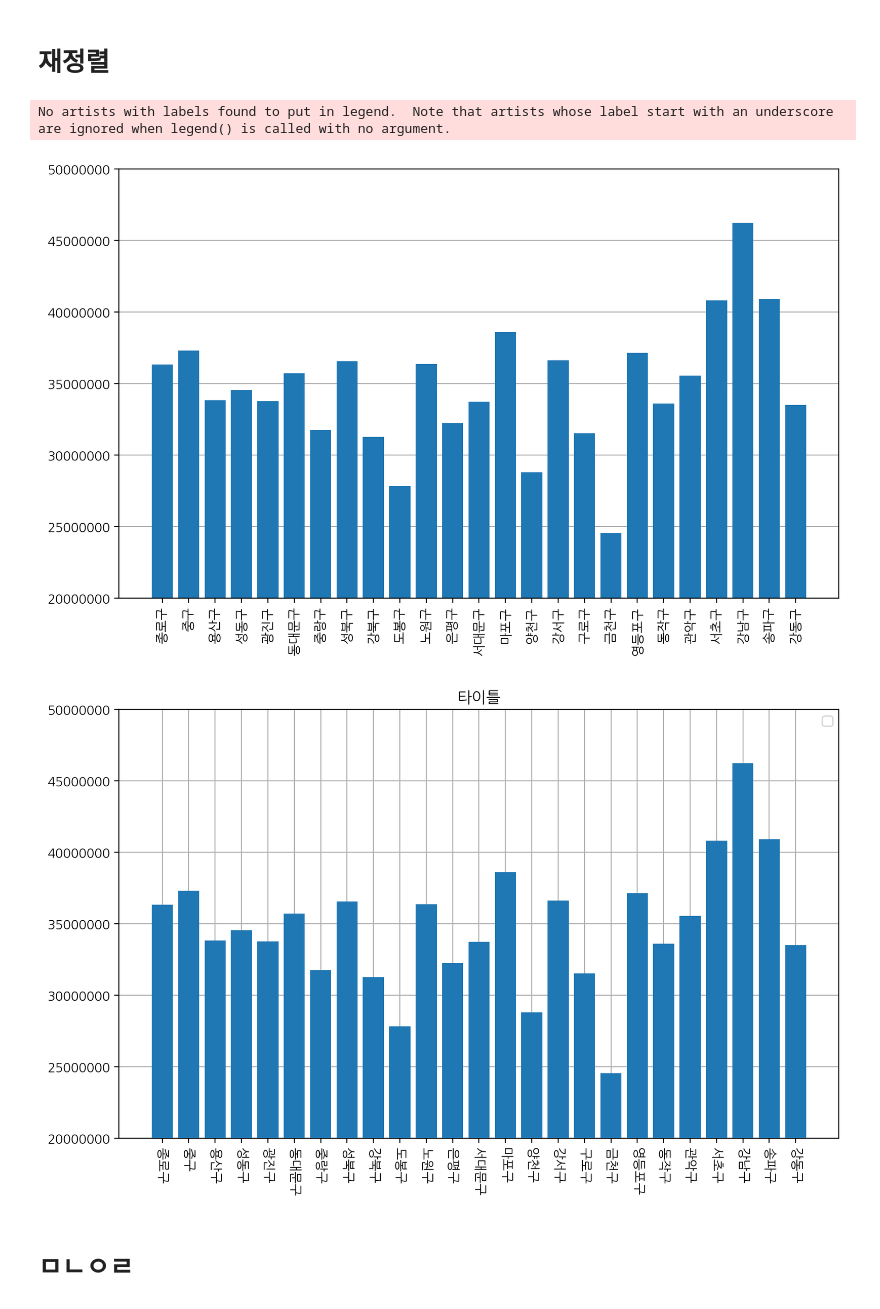
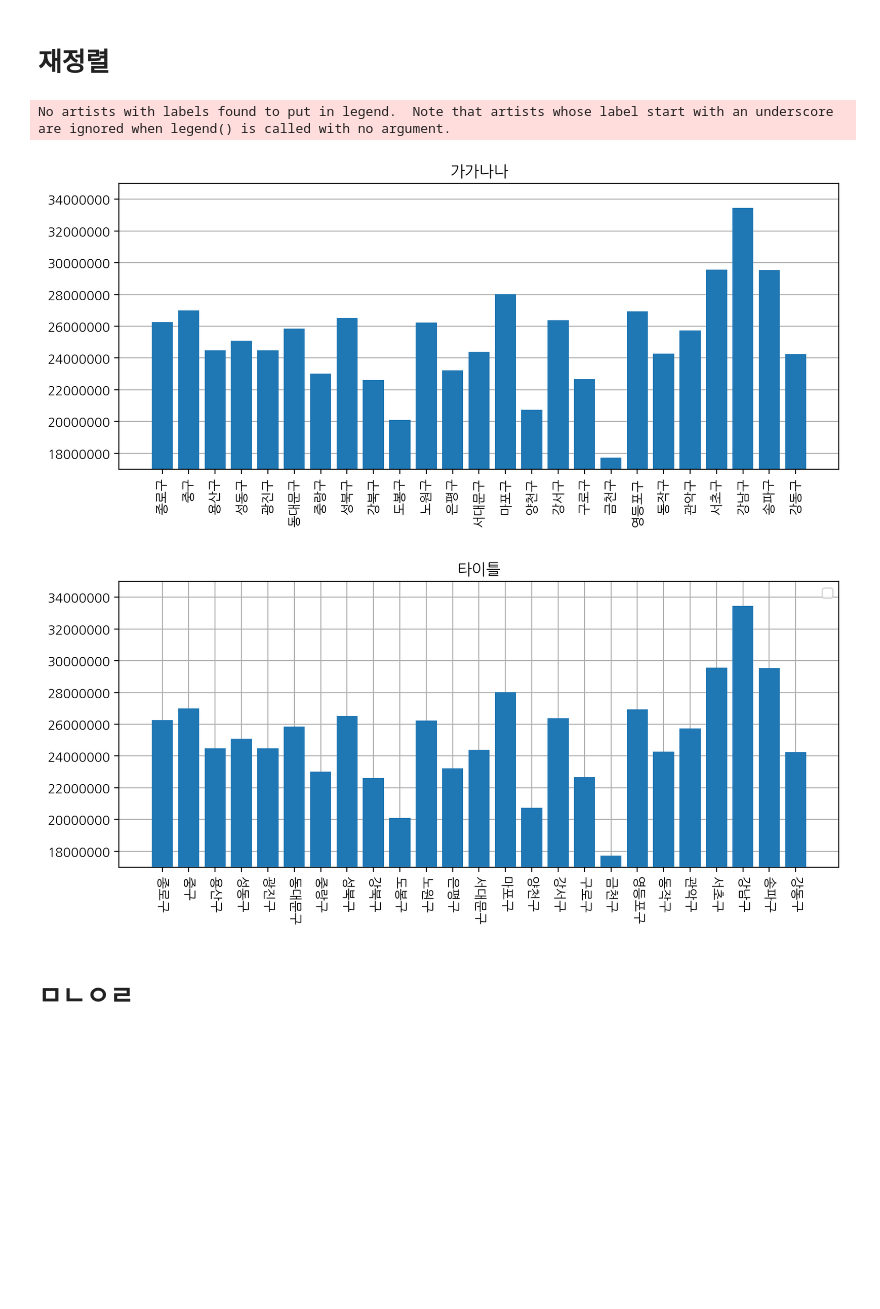
Before and after one commit to dmu-data-anal/data-analysis, a Jupyter notebook: .박종관/data_test5.ipynb, the cells around one changed output. Cells and saved outputs as stored; diff of their text form; code cells hidden in the pictures; blank space fills up the shorter version.

```diff
--- a/.박종관/data_test5.ipynb
+++ b/.박종관/data_test5.ipynb
@@ -63,14 +134,13 @@ newdata
 from os import listdir
 import pandas as pd
 
-filenames0 = ["../참고 데이터/csv/large-datasets/2020/생활이동_자치구_202001/"+f for f in listdir("../참고 데이터/csv/large-datasets/2020/생활이동_자치구_202001/")]
-filenames1 = ["../참고 데이터/csv/large-datasets/2020/생활이동_자치구_202002/"+f for f in listdir("../참고 데이터/csv/large-datasets/2020/생활이동_자치구_202002/")]
-filenames2 = ["../참고 데이터/csv/large-datasets/2020/생활이동_자치구_202003/"+f for f in listdir("../참고 데이터/csv/large-datasets/2020/생활이동_자치구_202003/")]
-filenames3 = ["../참고 데이터/csv/large-datasets/2020/생활이동_자치구_202004/"+f for f in listdir("../참고 데이터/csv/large-datasets/2020/생활이동_자치구_202004/")]
+filenames0 = ["../참고 데이터/csv/large-datasets/2020/생활이동_자치구_202002/"+f for f in listdir("../참고 데이터/csv/large-datasets/2020/생활이동_자치구_202002/")]
+filenames1 = ["../참고 데이터/csv/large-datasets/2020/생활이동_자치구_202003/"+f for f in listdir("../참고 데이터/csv/large-datasets/2020/생활이동_자치구_202003/")]
+filenames2 = ["../참고 데이터/csv/large-datasets/2020/생활이동_자치구_202004/"+f for f in listdir("../참고 데이터/csv/large-datasets/2020/생활이동_자치구_202004/")]
 
 # data = pd.concat([pd.read_csv(f, encoding='cp949') for f in filenames0] + [pd.read_csv(f, encoding='cp949') for f in filenames1],
 #                 ignore_index=True)
-yo = [pd.read_csv(f, encoding='cp949') for f in filenames0] + [pd.read_csv(f, encoding='cp949') for f in filenames1] + [pd.read_csv(f, encoding='cp949') for f in filenames2] + [pd.read_csv(f, encoding='cp949') for f in filenames3]
+yo = [pd.read_csv(f, encoding='cp949') for f in filenames0] + [pd.read_csv(f, encoding='cp949') for f in filenames1] + [pd.read_csv(f, encoding='cp949') for f in filenames2]
 data = pd.concat(yo,
                 ignore_index=True)
 
@@ -92,4 +162,6 @@ print(data2point5)
 regions = ['금천구','종로구','양천구','용산구','도봉구','성동구','중구','구로구','서대문구','중랑구','강북구','동대문구','광진구','동작구','은평구','서초구','영등포구','강동구','성북구','강서구','노원구','관악구','마포구','송파구','강남구']
 
 # 4개달 데이터 합치고 쓱싹쓱싹한게 6분 51.9초
+
+# 처음 3개달 데이터 합치고 ㅆㅆㅆㅆ한게 5분 0.4초
 # %% [output]
@@ -113,41 +185,42 @@ Name: 평균 이동 시간(분), dtype: int64
 # %% [markdown]
 # 재정렬
 # %%
-data2point5.중랑구
+#data2point5.중랑구
 d = data2point5
 x = ['종로구', '중구', '용산구','성동구','광진구','동대문구','중랑구',
  '성북구', '강북구', '도봉구', '노원구', '은평구', '서대문구',
     '마포구', '양천구', '강서구', '구로구', '금천구','영등포구','동작구',
     '관악구','서초구','강남구','송파구','강동구']
 y = [d.종로구, d.중구, d.용산구, d.성동구, d.광진구, d.동대문구, d.중랑구, d.성북구, d.강북구,  d.도봉구 ,
 d.노원구,  d.은평구,  d.서대문구, d.마포구, d.양천구,  d.강서구, d.구로구, d.금천구, d.영등포구, d.동작구, d.관악구,
 d.서초구, d.강남구, d.송파구, d.강동구 ]
 # 악 더러워
 
 fig, ax = plt.subplots()
-fig.set_size_inches(10,6)
+fig.set_size_inches(10,4)
 ax.grid(axis='y')
 ax.bar(x,y)
-ax.set_ylim(20000000,50000000)
+ax.set_ylim(17000000,35000000)
 ax.set_xticks(range(25),x,rotation=90)
 ax.ticklabel_format(style='plain',axis='y')
+ax.set_title("가가나나")
+ax.set_axisbelow(True)
+fig.show()
 
-plt.figure(figsize=(10,6))
-plt.ylim(20000000,50000000)
+plt.figure(figsize=(10,4))
+plt.ylim(17000000,35000000)
 plt.grid(zorder=0)
-ax.set_axisbelow(True)
 plt.bar(x, y, zorder=3)
 plt.xticks(range(25), x, rotation=180+90)
 plt.ticklabel_format(style='plain', axis='y')
 plt.legend()
-
 plt.title("타이틀")
 plt.savefig("../작업 결과물/소중한 그래프(2021년 1~4월 도착인구 뭉탱이).png", dpi=96)
 plt.show()
 # %% [output]
 No artists with labels found to put in legend.  Note that artists whose label start with an underscore are ignored when legend() is called with no argument.
-[figure, old version]
+[figure, new version]
-[figure, old version]
+[figure, new version]
 # %% [markdown]
 # ㅁㄴㅇㄹ
 # %%
```
Also changed, not shown: parts of 23 cells of this notebook, 3 other files.
